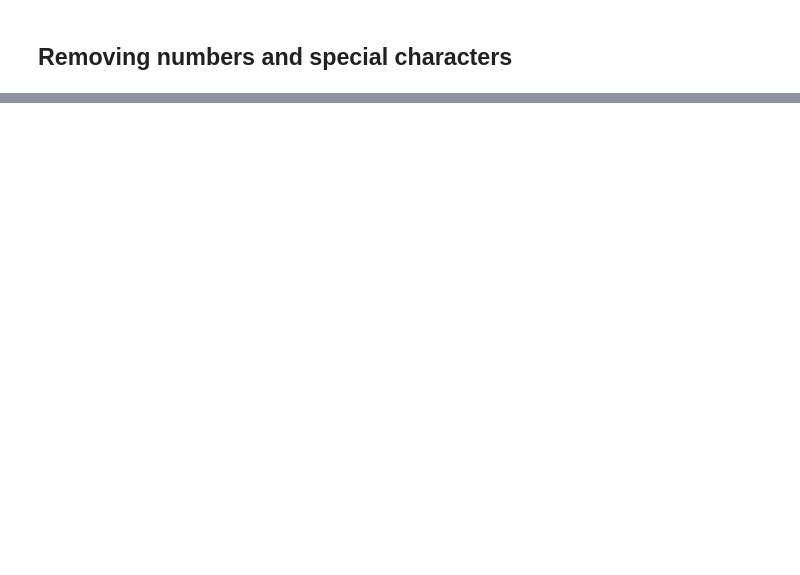
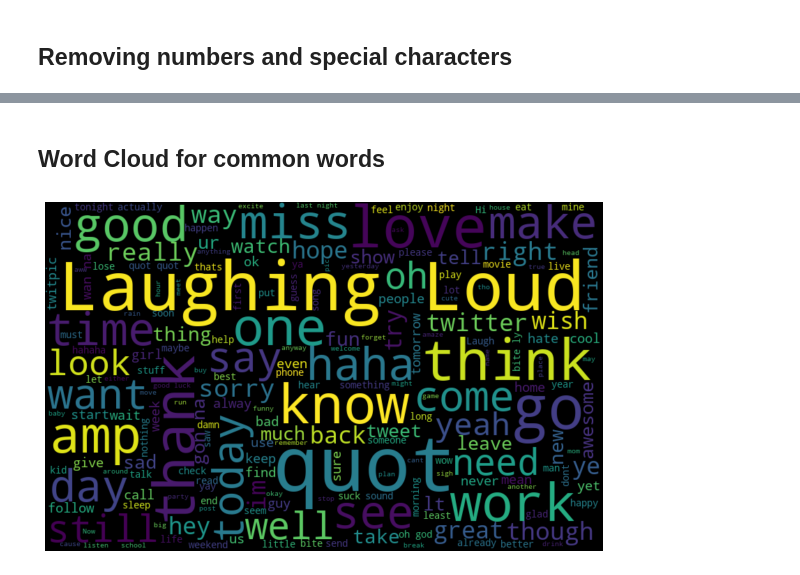
Before and after one commit to saatvikg/Sentiment_Analysis, a Jupyter notebook: Sentiment Analysis.ipynb, the cells around one changed output, grey strips where cells are left out. Cells and saved outputs as stored; diff of their text form; code cells hidden in the pictures; blank space fills up the shorter version.

```diff
--- a/Sentiment Analysis.ipynb
+++ b/Sentiment Analysis.ipynb
@@ -141,0 +237,3 @@ combi.head()
+# %%
+df_train['SentimentText'] = df_train['SentimentText'].apply(lambda x:  translator(x)  )
+df_train.head()
@@ -141,0 +259,3 @@ combi.head()
+# %%
+df_train['SentimentText'] = df_train['SentimentText'].apply(lambda x: word_tokenize(x))
+df_train.head()
@@ -141,0 +281,5 @@ combi.head()
+# %%
+ps = PorterStemmer()
+
+df_train['SentimentText2'] = df_train['SentimentText'].apply(lambda x: ' '.join([ps.stem(word) for word in x]))
+df_train.head()
@@ -141,0 +305,5 @@ combi.head()
+# %%
+lmtzr = WordNetLemmatizer()
+
+df_train['SentimentText'] = df_train['SentimentText'].apply(lambda x: ' '.join([lmtzr.lemmatize(word,'v') for word in x]))
+df_train.head()
@@ -141,0 +327,13 @@ combi.head()
+# %% [markdown]
+## Word Cloud for common words
+# %%
+all_words = ' '.join([text for text in df_train['SentimentText']])
+
+wordcloud = WordCloud(width=800, height=500, random_state=21, max_font_size=110).generate(all_words)
+
+plt.figure(figsize=(10, 7))
+plt.imshow(wordcloud, interpolation="bilinear")
+plt.axis('off')
+plt.show()
+# %% [output]
+[figure, added]
```
Also changed, not shown: parts of 48 cells of this notebook, 3 other files.
